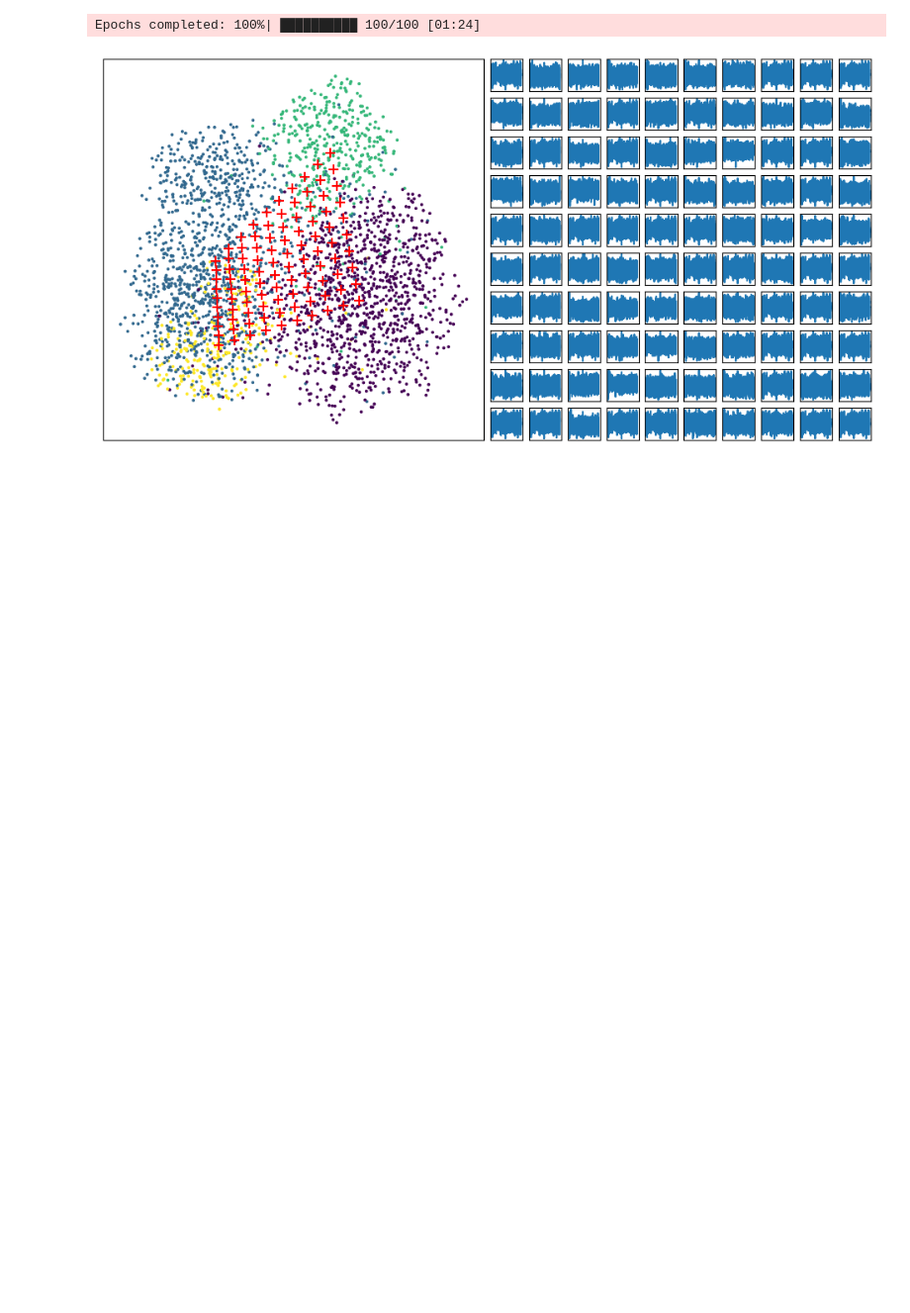
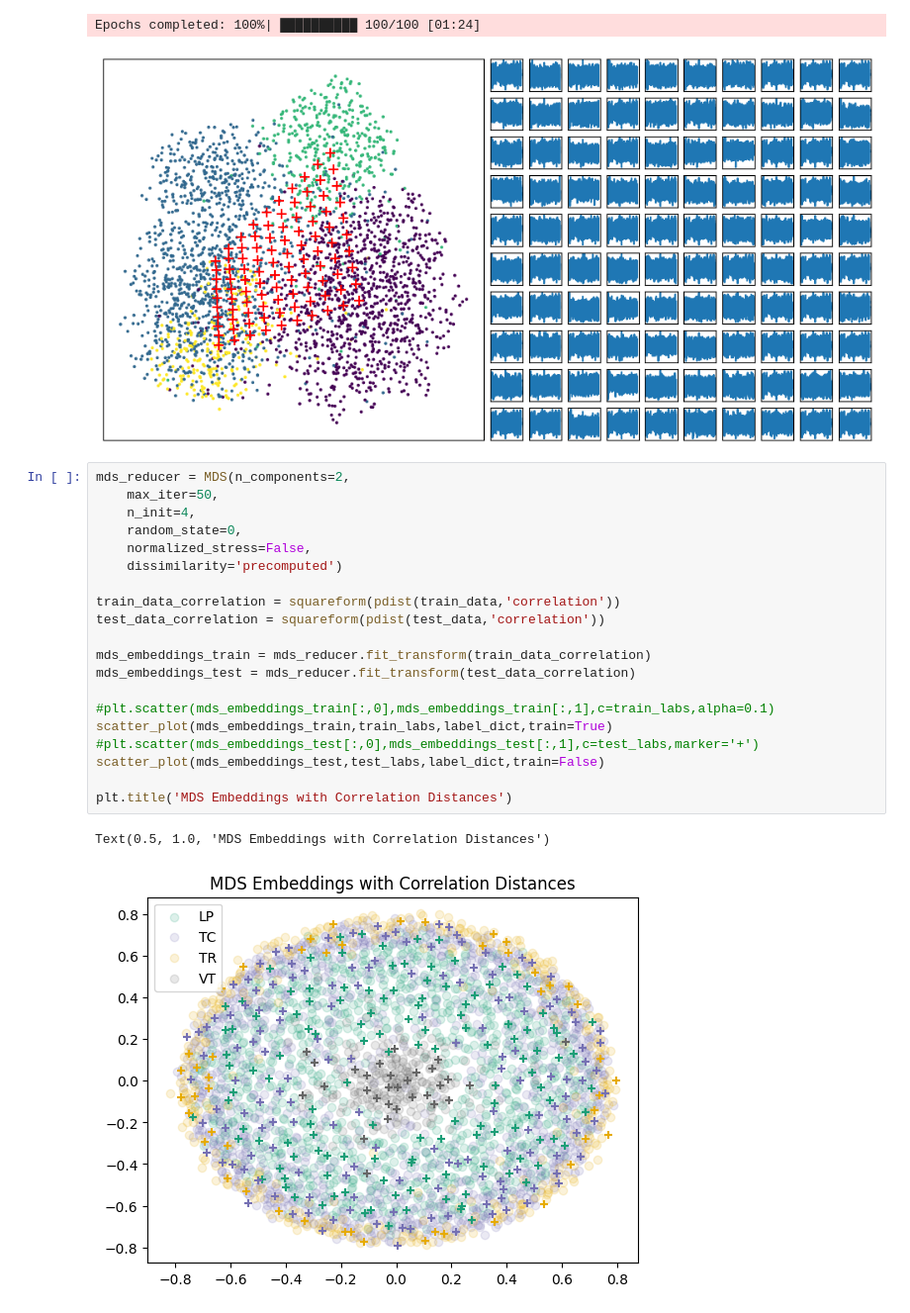
Before and after one commit to jcarthy/ssc-granada, a Jupyter notebook: scripts/umap/day2/raw/inverse_demo.ipynb, the cells around one changed output. Shown at 99% size. Drawn from its saved outputs; the diff is of its cells as text; blank space fills up the shorter version.

```diff
--- a/scripts/umap/day2/raw/inverse_demo.ipynb
+++ b/scripts/umap/day2/raw/inverse_demo.ipynb
@@ -174,3 +208,26 @@ plt.show()
 # %% [output]
 Epochs completed: 100%| ██████████ 100/100 [01:24]
 [figure]
+# %%
+mds_reducer = MDS(n_components=2,
+    max_iter=50,
+    n_init=4,
+    random_state=0,
+    normalized_stress=False,
+    dissimilarity='precomputed')
+
+train_data_correlation = squareform(pdist(train_data,'correlation'))
+test_data_correlation = squareform(pdist(test_data,'correlation'))
+
+mds_embeddings_train = mds_reducer.fit_transform(train_data_correlation)
+mds_embeddings_test = mds_reducer.fit_transform(test_data_correlation)
+
+#plt.scatter(mds_embeddings_train[:,0],mds_embeddings_train[:,1],c=train_labs,alpha=0.1)
+scatter_plot(mds_embeddings_train,train_labs,label_dict,train=True)
+#plt.scatter(mds_embeddings_test[:,0],mds_embeddings_test[:,1],c=test_labs,marker='+')
+scatter_plot(mds_embeddings_test,test_labs,label_dict,train=False)
+
+plt.title('MDS Embeddings with Correlation Distances')
+# %% [output]
+Text(0.5, 1.0, 'MDS Embeddings with Correlation Distances')
+[figure, added]
```
Also changed, not shown: parts of 4 cells of this notebook.
